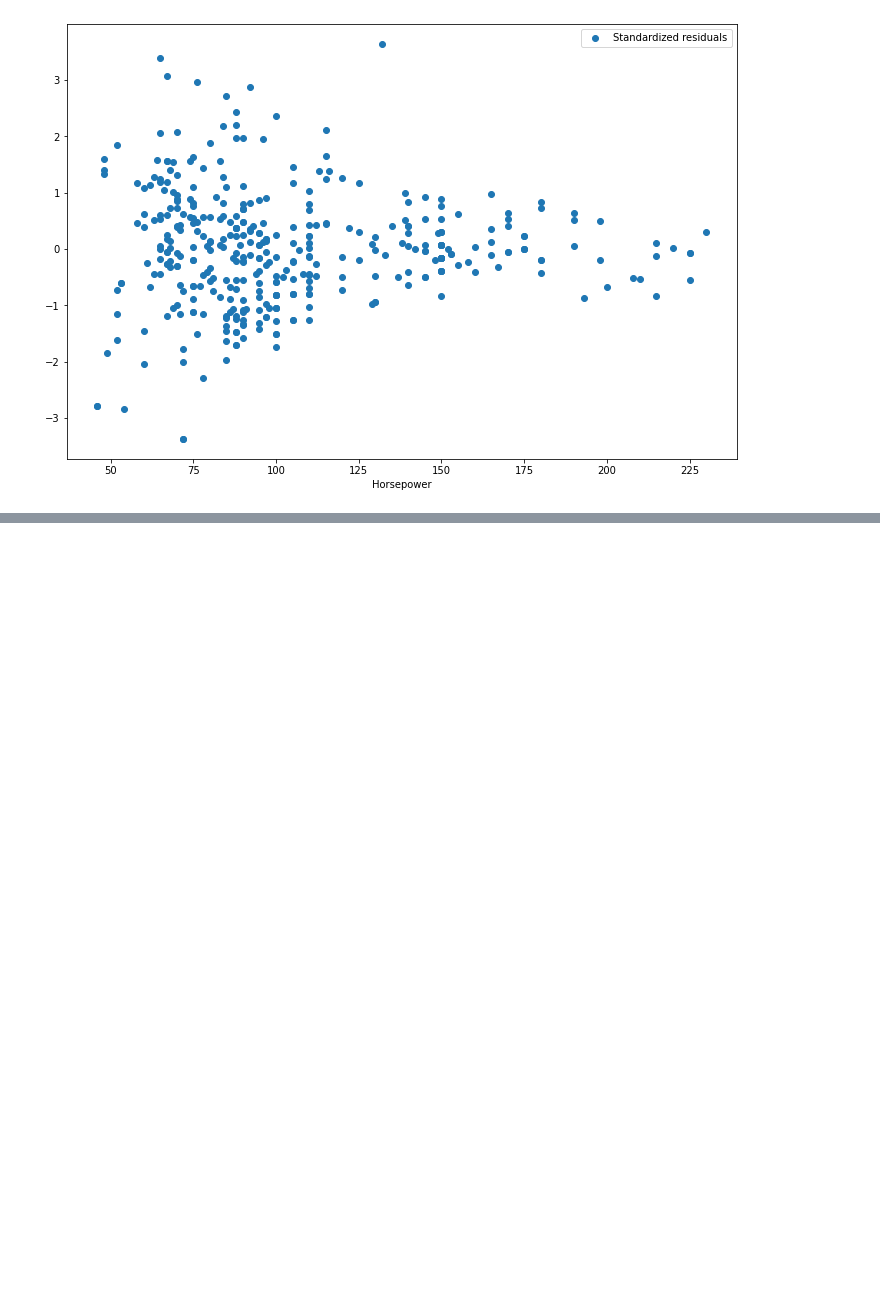
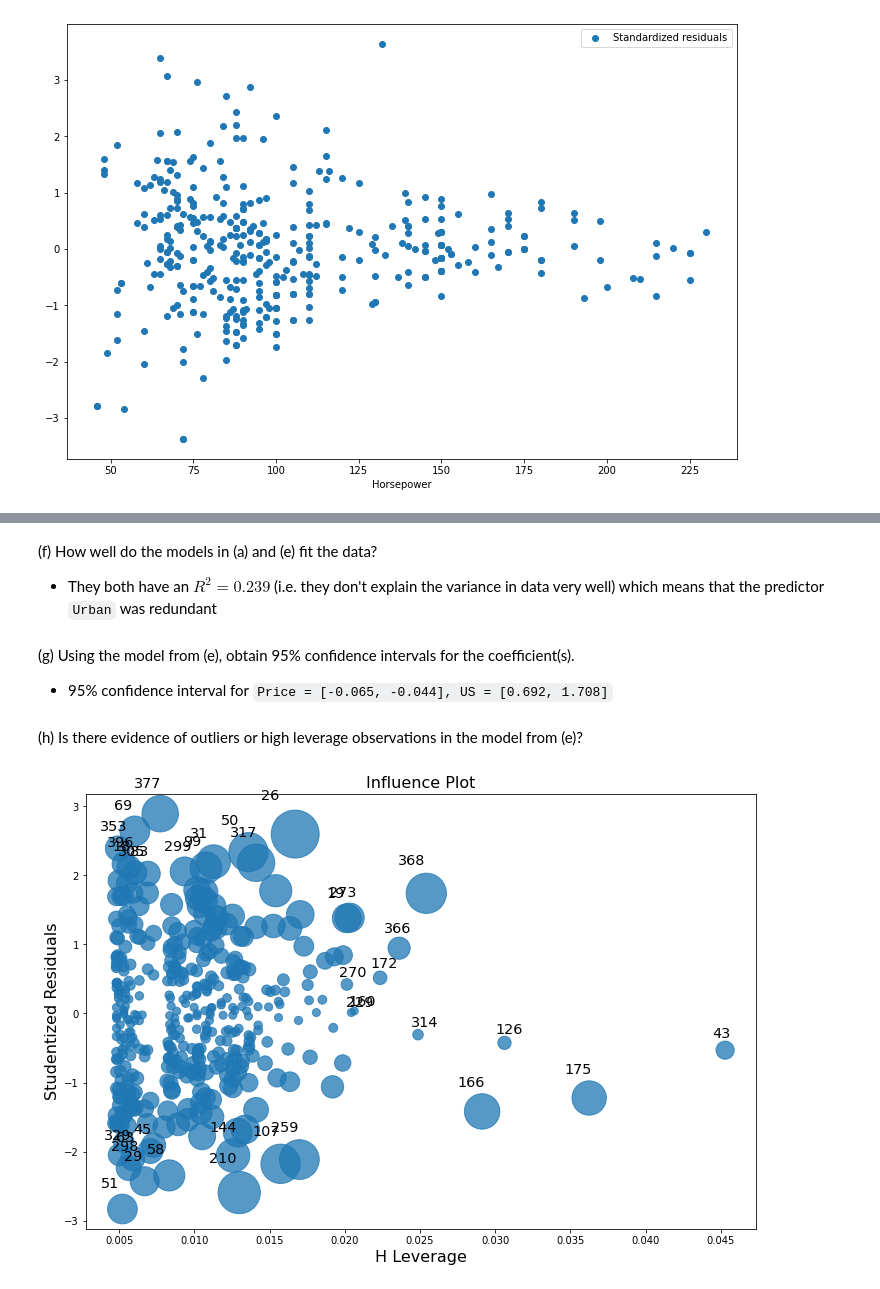
Before and after one commit to bartkowiaktomasz/introduction-to-statistical-learning-python, a Jupyter notebook: notebooks/Chapter_3.ipynb, the cells around one changed output, grey strips where cells are left out. Drawn from its saved outputs; the diff is of its cells as text; code cells hidden in the pictures; blank space fills up the shorter version.

```diff
--- a/notebooks/Chapter_3.ipynb
+++ b/notebooks/Chapter_3.ipynb
@@ -349,0 +353,11 @@ ax.legend()
+# %%
+carseats_df = pd.read_csv("../data/Carseats.csv", index_col=0)
+# Encode categorical vars
+carseats_df = pd.get_dummies(carseats_df, columns=["ShelveLoc", "Urban", "US"], drop_first=True)
+# %%
+y = carseats_df.Sales
+X = carseats_df[["Price", "Urban_Yes", "US_Yes"]]
+X = sm.add_constant(X)
+model = sm.OLS(y, X)
+results = model.fit()
+results.summary()
@@ -349,0 +399,7 @@ ax.legend()
+# %%
+y = carseats_df.Sales
+X = carseats_df[["Price", "US_Yes"]]
+X = sm.add_constant(X)
+model = sm.OLS(y, X)
+results = model.fit()
+results.summary()
@@ -349,0 +427,13 @@ ax.legend()
+# %% [markdown]
+(f) How well do the models in (a) and (e) fit the data?
+- They both have an $R^2 = 0.239$ (i.e. they don't explain the variance in data very well) which means that the predictor `Urban` was redundant
+# %% [markdown]
+(g) Using the model from (e), obtain 95% confidence intervals for the coefficient(s).
+- 95% confidence interval for `Price = [-0.065, -0.044], US = [0.692, 1.708]`
+# %% [markdown]
+(h) Is there evidence of outliers or high leverage observations in the model from (e)?
+# %%
+_, ax = plt.subplots(1, 1, figsize=(12, 8))
+_ = sm.graphics.influence_plot(results, ax=ax)
+# %% [output]
+[figure, added]
```
Also changed, not shown: parts of 9 cells of this notebook, 1 other file.
